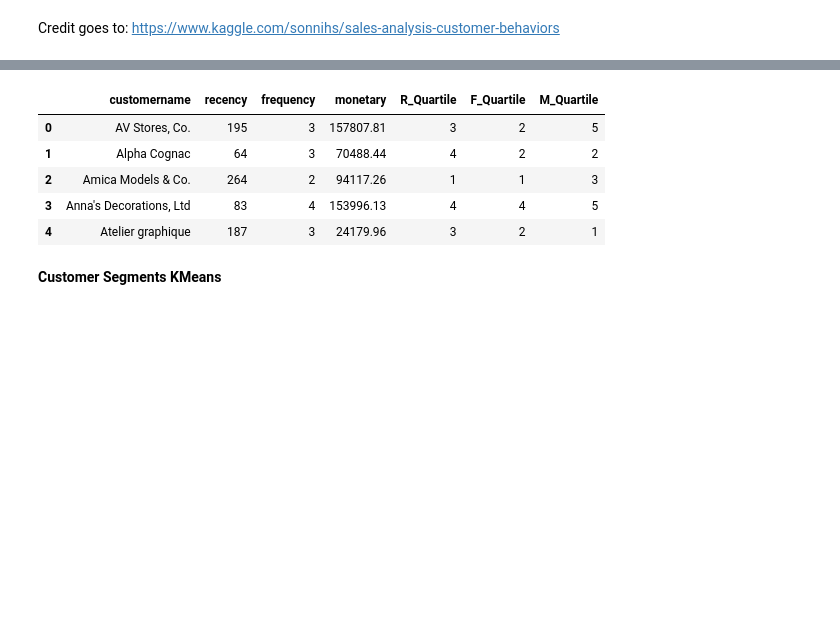
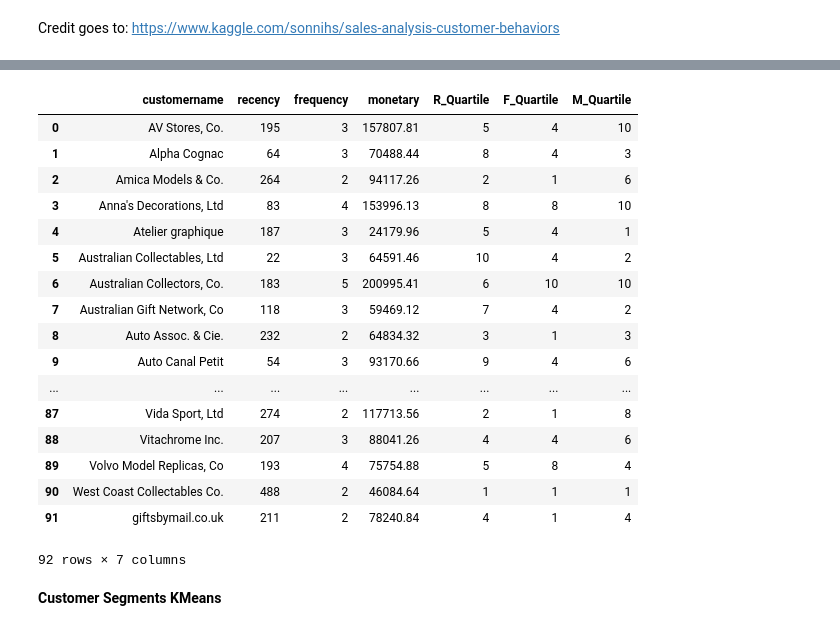
Before and after one commit to altunokelif/RFM_segmentation, a Jupyter notebook: SampleSalesData_RFM_KMeans.ipynb, the cells around one changed output, grey strips where cells are left out. Saved outputs shown, nothing was run; the diff lists cells and outputs as text; code cells hidden in the pictures; blank space fills up the shorter version.

```diff
--- a/SampleSalesData_RFM_KMeans.ipynb
+++ b/SampleSalesData_RFM_KMeans.ipynb
@@ -14,7 +14,7 @@ import pandas as pd
 import numpy as np
 import seaborn as sns
 import matplotlib.pyplot as plt
-data = pd.read_csv('sales_data_sample.csv')
+data = pd.read_csv('sales_data_sample.csv', encoding = 'unicode_escape')
 data.head()
 # %% [output]
 |  | ORDERNUMBER | QUANTITYORDERED | PRICEEACH | ORDERLINENUMBER | SALES | ORDERDATE | STATUS | QTR_ID | ... |
@@ -658,5 +669,5 @@ __Scale from 1-5__
 # %%
-q = data_rfm.quantile([0.2, 0.4, 0.6, 0.8])
+q = data_rfm.quantile([0.1, 0.2, 0.3, 0.4, 0.5, 0.6, 0.7, 0.8, 0.9])
 print(q)
 q = q.to_dict()
 print(q)
@@ -670,46 +686,78 @@ print(q)
 # %%
 '''
 Credit goes to: https://www.kaggle.com/sarahm/customer-segmentation-using-rfm-analysis/notebook
 Thanks!
 '''
 
 # Arguments (x = value, p = recency, monetary_value, frequency, d = quartiles dict)
 def RScore(x,p,d):
-    if x <= d[p][0.2]:
+    if x <= d[p][0.1]:
+        return 10
+    elif x <= d[p][0.2]:
+        return 9
+    elif x <= d[p][0.3]:
+        return 8
+    elif x <= d[p][0.4]:
+        return 7
+    elif x <= d[p][0.5]:
+        return 6
+    elif x <= d[p][0.6]:
         return 5
-    elif x <= d[p][0.4]:
+    elif x <= d[p][0.7]:
         return 4
-    elif x <= d[p][0.6]:
+    elif x <= d[p][0.8]:
         return 3
-    elif x <= d[p][0.8]:
+    elif x <= d[p][0.9]:
         return 2
     else:
         return 1
 
 # Arguments (x = value, p = recency, monetary_value, frequency, k = quartiles dict)
 def FMScore(x,p,d):
-    if x <= d[p][0.2]:
+    if x <= d[p][0.1]:
         return 1
+    elif x <= d[p][0.2]:
+        return 2
+    elif x <= d[p][0.3]:
+        return 3
     elif x <= d[p][0.4]:
-        return 2
+        return 4
+    elif x <= d[p][0.5]:
+        return 5
     elif x <= d[p][0.6]:
-        return 3
+        return 6
+    elif x <= d[p][0.7]:
+        return 7
     elif x <= d[p][0.8]:
-        return 4
+        return 8
+    elif x <= d[p][0.9]:
+        return 9
     else:
-        return 5
+        return 10
 
 data_rfm['R_Quartile'] = data_rfm['recency'].apply(RScore, args=('recency',q,))
 data_rfm['F_Quartile'] = data_rfm['frequency'].apply(FMScore, args=('frequency',q,))
 data_rfm['M_Quartile'] = data_rfm['monetary'].apply(FMScore, args=('monetary',q,))
 
-data_rfm.head()
+data_rfm
 # %% [output]
 |  | customername | recency | frequency | monetary | R_Quartile | F_Quartile | M_Quartile |
-| 0 | AV Stores, Co. | 195 | 3 | 157807.81 | 3 | 2 | 5 |
-| 1 | Alpha Cognac | 64 | 3 | 70488.44 | 4 | 2 | 2 |
-| 2 | Amica Models & Co. | 264 | 2 | 94117.26 | 1 | 1 | 3 |
-| 3 | Anna's Decorations, Ltd | 83 | 4 | 153996.13 | 4 | 4 | 5 |
-| 4 | Atelier graphique | 187 | 3 | 24179.96 | 3 | 2 | 1 |
+| 0 | AV Stores, Co. | 195 | 3 | 157807.81 | 5 | 4 | 10 |
+| 1 | Alpha Cognac | 64 | 3 | 70488.44 | 8 | 4 | 3 |
+| 2 | Amica Models & Co. | 264 | 2 | 94117.26 | 2 | 1 | 6 |
+| 3 | Anna's Decorations, Ltd | 83 | 4 | 153996.13 | 8 | 8 | 10 |
+| 4 | Atelier graphique | 187 | 3 | 24179.96 | 5 | 4 | 1 |
+| 5 | Australian Collectables, Ltd | 22 | 3 | 64591.46 | 10 | 4 | 2 |
+| 6 | Australian Collectors, Co. | 183 | 5 | 200995.41 | 6 | 10 | 10 |
+| 7 | Australian Gift Network, Co | 118 | 3 | 59469.12 | 7 | 4 | 2 |
+| 8 | Auto Assoc. & Cie. | 232 | 2 | 64834.32 | 3 | 1 | 3 |
+| 9 | Auto Canal Petit | 54 | 3 | 93170.66 | 9 | 4 | 6 |
+| ... | ... | ... | ... | ... | ... | ... | ... |
+| 87 | Vida Sport, Ltd | 274 | 2 | 117713.56 | 2 | 1 | 8 |
+| 88 | Vitachrome Inc. | 207 | 3 | 88041.26 | 4 | 4 | 6 |
+| 89 | Volvo Model Replicas, Co | 193 | 4 | 75754.88 | 5 | 8 | 4 |
+| 90 | West Coast Collectables Co. | 488 | 2 | 46084.64 | 1 | 1 | 1 |
+| 91 | giftsbymail.co.uk | 211 | 2 | 78240.84 | 4 | 1 | 4 |
+92 rows × 7 columns
 # %% [markdown]
 __Customer Segments KMeans__
```
Also changed, not shown: parts of 15 cells of this notebook.
